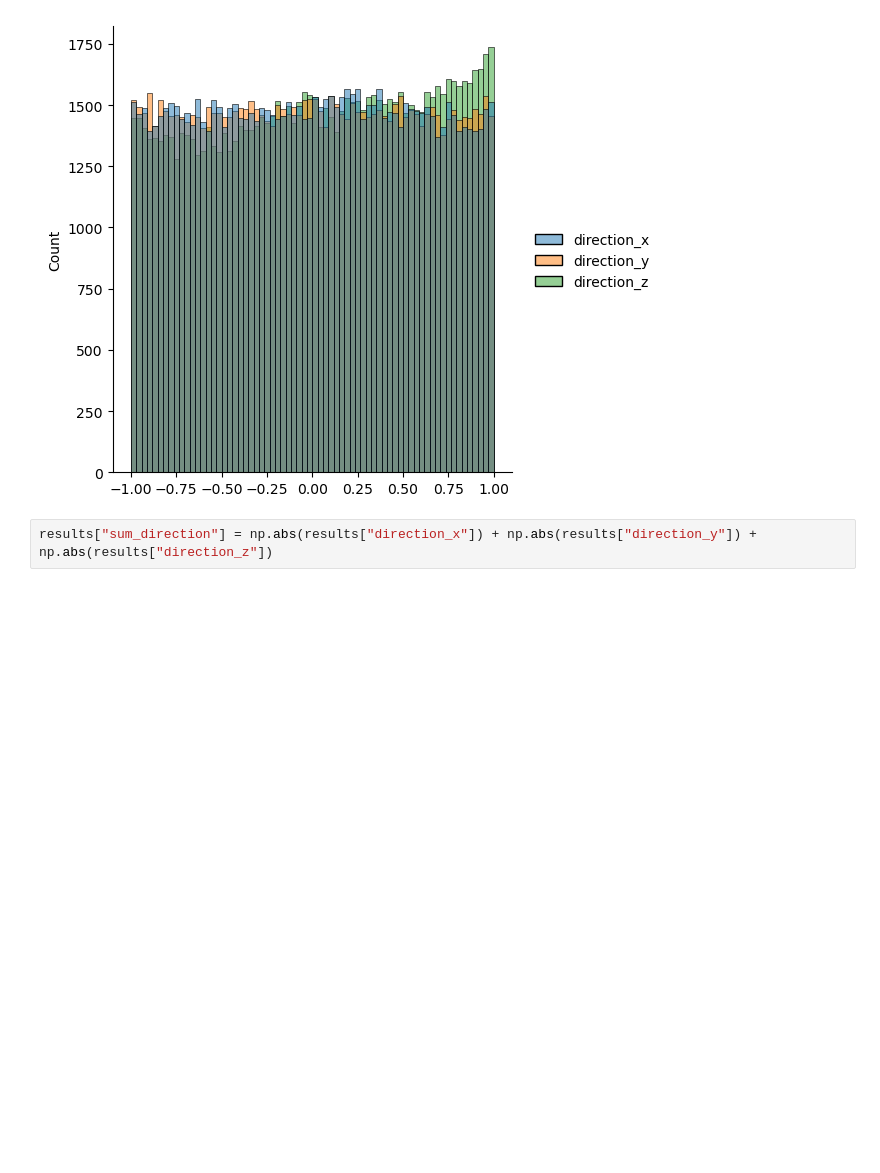
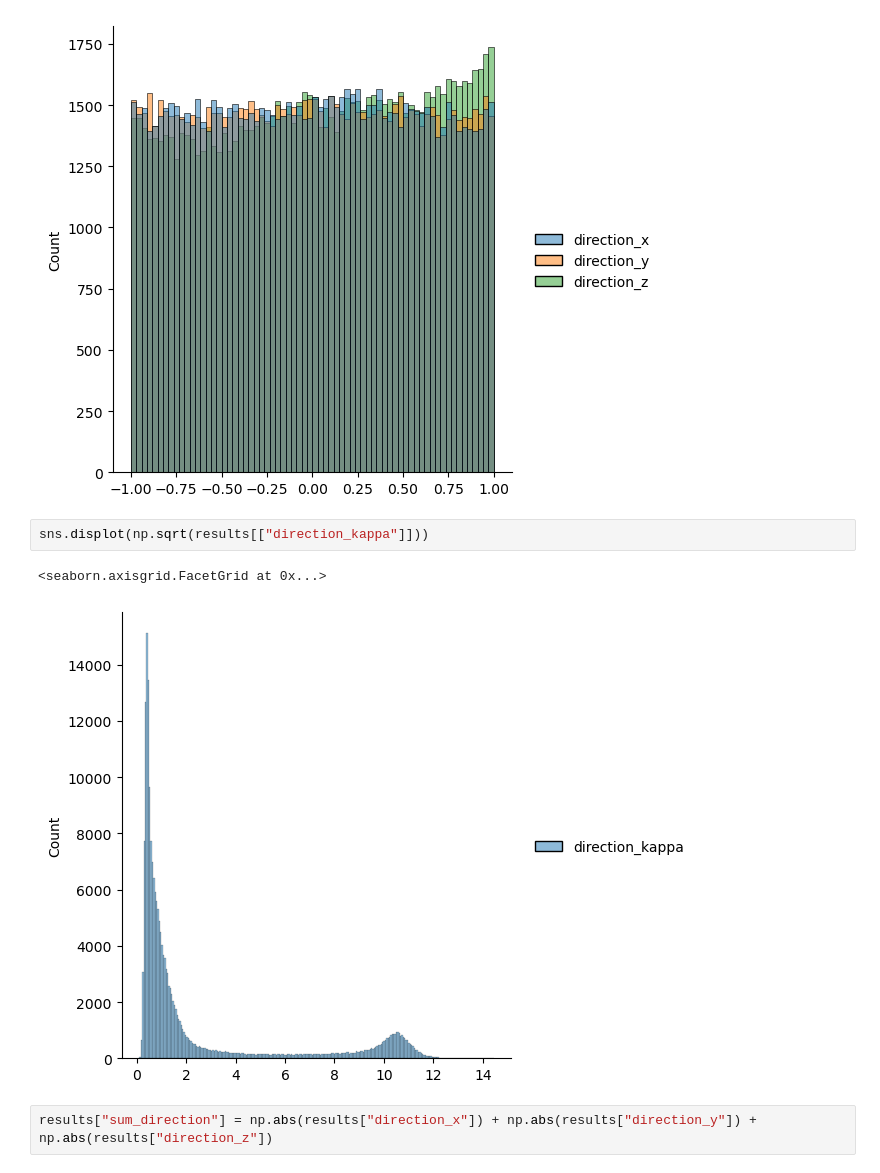
Before and after one commit to IMOKURI/kaggle-ice-cube, a Jupyter notebook: notebook/EDA.ipynb, the cells around one changed output. Drawn from its saved outputs; the diff is of its cells as text; blank space fills up the shorter version.

```diff
--- a/notebook/EDA.ipynb
+++ b/notebook/EDA.ipynb
@@ -526,6 +526,11 @@ sns.displot(input.train_meta[["direction_x", "direction_y", "direction_z"]][:100
 # %% [output]
 <seaborn.axisgrid.FacetGrid at 0x...>
 [figure]
+# %%
+sns.displot(np.sqrt(results[["direction_kappa"]]))
+# %% [output]
+<seaborn.axisgrid.FacetGrid at 0x...>
+[figure, added]
 # %%
 results["sum_direction"] = np.abs(results["direction_x"]) + np.abs(results["direction_y"]) + np.abs(results["direction_z"])
 # %%
```
Also changed, not shown: 4 other files.
